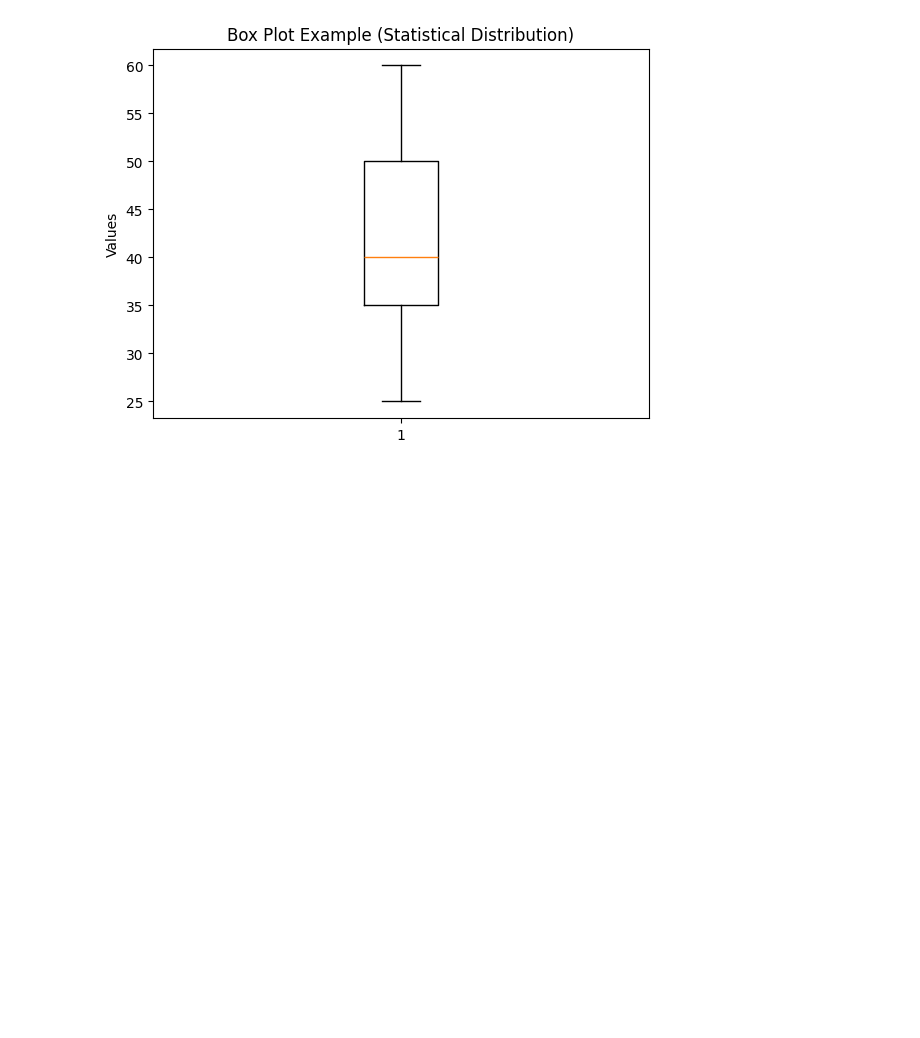
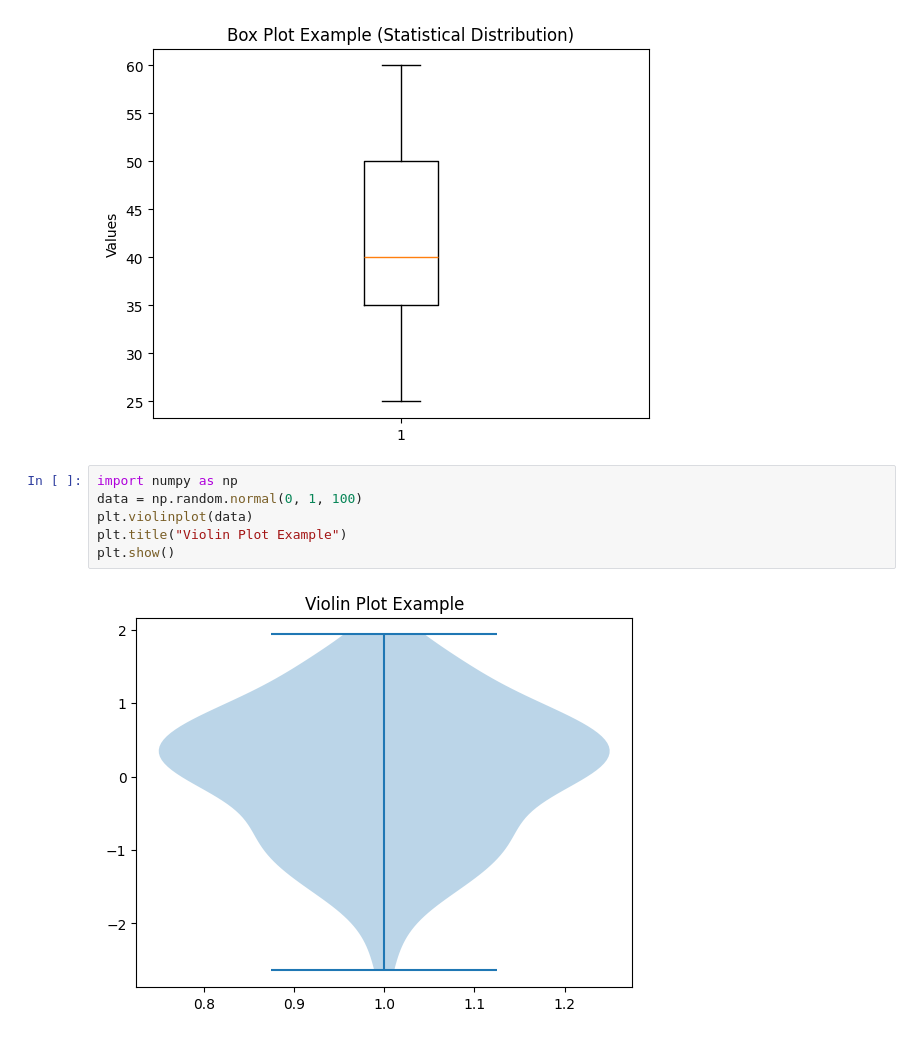
Before and after one commit to SindhuKomireddyy/DataAnalysis, a Jupyter notebook: matplotlib.ipynb, the cells around one changed output. Saved outputs shown, nothing was run; the diff lists cells and outputs as text; blank space fills up the shorter version.

```diff
--- a/matplotlib.ipynb
+++ b/matplotlib.ipynb
@@ -97,3 +97,11 @@ plt.ylabel("Values")
 plt.show()
 # %% [output]
 [figure]
+# %%
+import numpy as np
+data = np.random.normal(0, 1, 100)
+plt.violinplot(data)
+plt.title("Violin Plot Example")
+plt.show()
+# %% [output]
+[figure, added]
```
Also changed, not shown: parts of 10 cells of this notebook.
